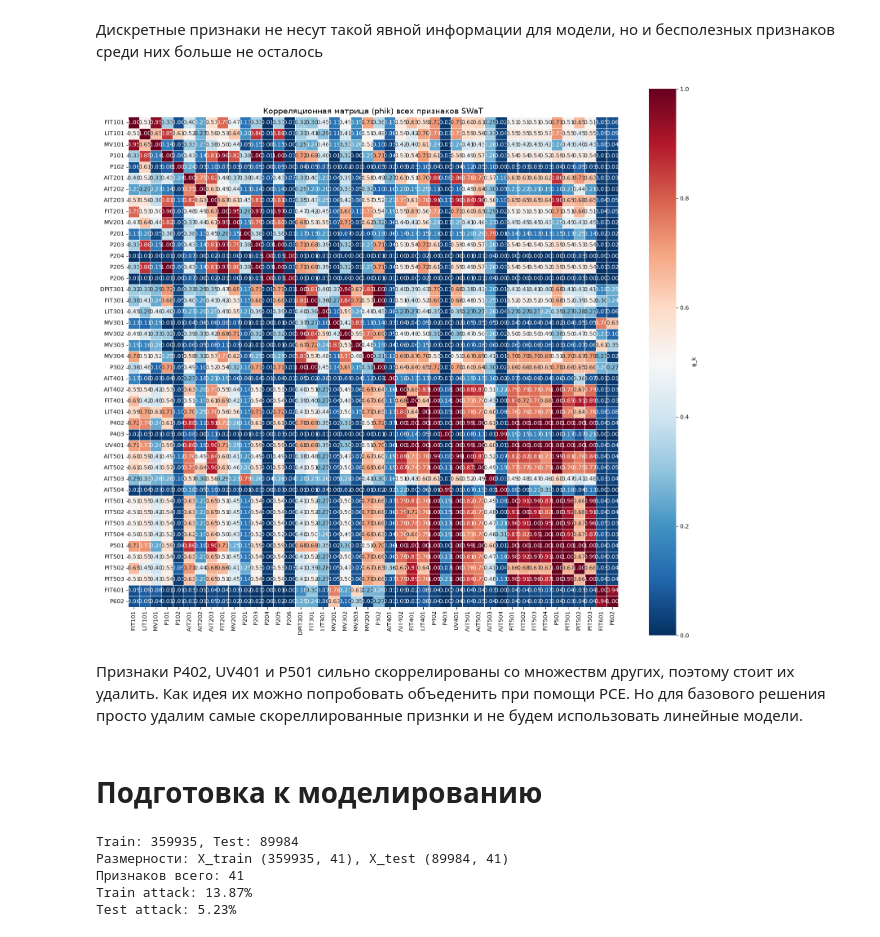
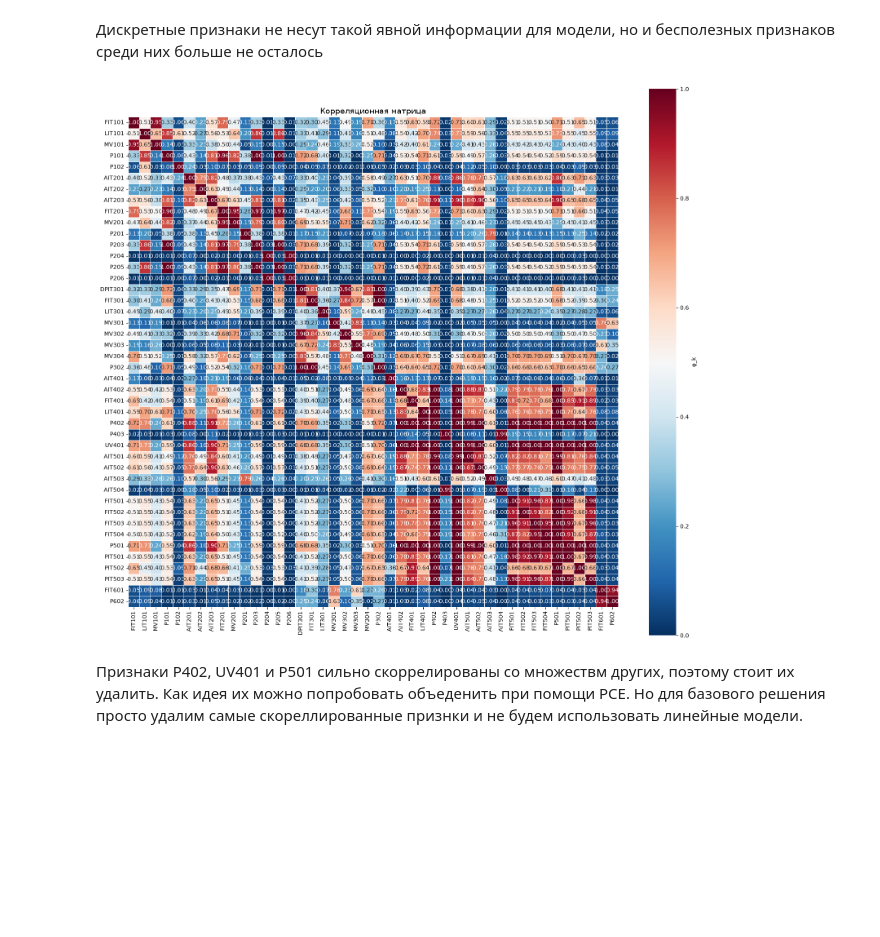
Before and after one commit to SegaObin/sibintech, a Jupyter notebook: base.ipynb, the cells around one changed output. Cells and saved outputs as stored; diff of their text form; code cells hidden in the pictures; blank space fills up the shorter version.

```diff
--- a/base.ipynb
+++ b/base.ipynb
@@ -434,20 +420,18 @@ plt.show()
 # %%
 exclude_cols = ['Timestamp', 'target']
 features = [col for col in df.columns if col not in exclude_cols]
 
 phik_matrix = df[features].phik_matrix(interval_cols=float_cols)
 
 plt.figure(figsize=(16, 14))
 sns.heatmap(phik_matrix, annot=True, fmt='.2f', cmap='RdBu_r', vmin=0, vmax=1,
             linewidths=0.5, square=True, cbar_kws={'label': 'φ_k'})
-plt.title('Корреляционная матрица (phik) всех признаков SWaT', fontsize=14)
+plt.title('Корреляционная матрица', fontsize=14)
 plt.tight_layout()
 plt.show()
 # %% [output]
-[figure, old version]
+[figure, new version]
 # %% [markdown]
 Признаки P402, UV401 и P501 сильно скоррелированы со множествм других, поэтому стоит их удалить. Как идея их можно попробовать объеденить при помощи PCE. Но для базового решения просто удалим самые скореллированные признки и не будем использовать линейные модели.
 # %%
 df.drop(['P402', 'UV401', 'P501'], axis=1, inplace=True)
-# %% [markdown]
-# Подготовка к моделированию
@@ -456,28 +437,0 @@ df = df.sort_values('Timestamp').reset_index(drop=True)
-# %%
-warnings.filterwarnings('ignore')
-
-sensor_cols = [col for col in df.columns
-               if col not in ['Timestamp', 'target']]
-
-train_size = int(len(df) * 0.8)
-train = df.iloc[:train_size]
-test  = df.iloc[train_size:]
-
-print(f'Train: {train.shape[0]}, Test: {test.shape[0]}')
-
-X_train = train[sensor_cols]
-y_train = train['target']
-
-X_test = test[sensor_cols]
-y_test  = test['target']
-
-print(f'Размерности: X_train {X_train.shape}, X_test {X_test.shape}')
-print(f'Признаков всего: {X_train.shape[1]}')
-print(f'Train attack: {y_train.mean()*100:.2f}%')
-print(f'Test attack: {y_test.mean()*100:.2f}%')
-# %% [output]
-Train: 359935, Test: 89984
-Размерности: X_train (359935, 41), X_test (89984, 41)
-Признаков всего: 41
-Train attack: 13.87%
-Test attack: 5.23%
```
Also changed, not shown: parts of 41 cells of this notebook.
